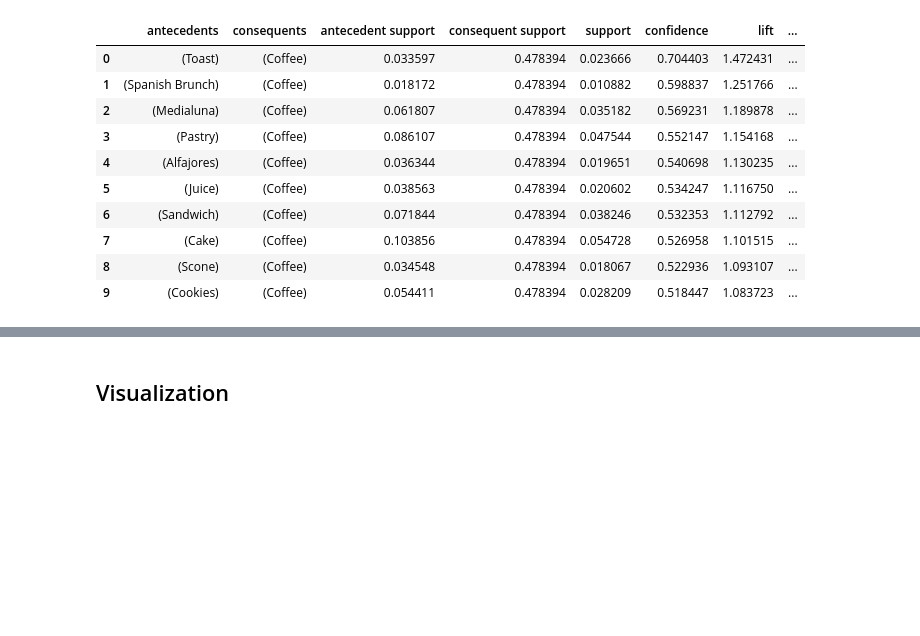
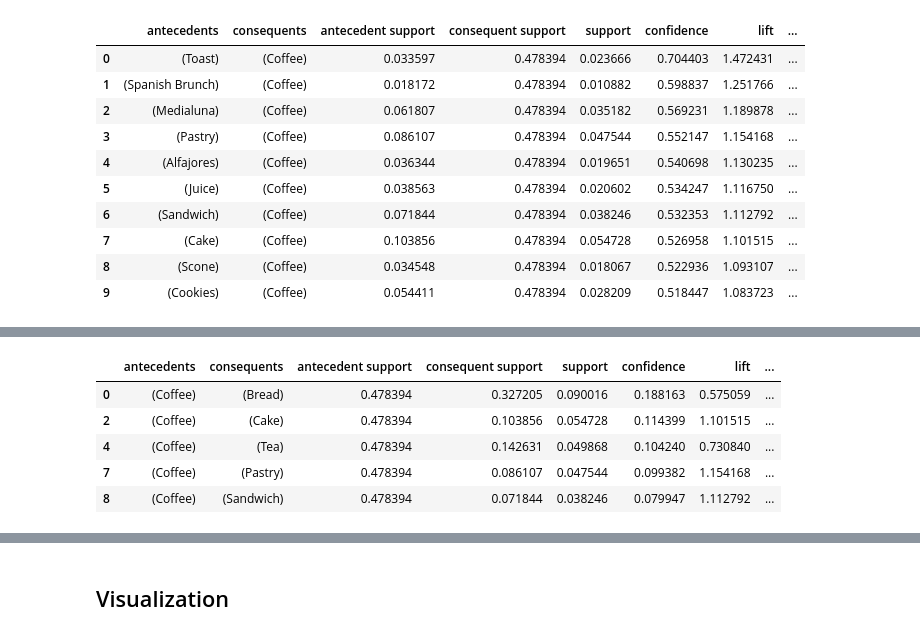
Before and after one commit to SalahKanjo/data-mining-projects, a Jupyter notebook: market-basket-analysis/06_market_basket_analysis.ipynb, the cells around one changed output, grey strips where cells are left out. Cells and saved outputs as stored; diff of their text form; code cells hidden in the pictures; blank space fills up the shorter version.

```diff
--- a/market-basket-analysis/06_market_basket_analysis.ipynb
+++ b/market-basket-analysis/06_market_basket_analysis.ipynb
@@ -238,0 +240,9 @@ rules[(rules['support'] >= 0.02) &
+# %%
+rules[rules['antecedents'] == {'Coffee'}].sort_values(by='confidence', ascending=False).head()
+# %% [output]
+|  | antecedents | consequents | antecedent support | consequent support | support | confidence | lift | ... |
+| 0 | (Coffee) | (Bread) | 0.478394 | 0.327205 | 0.090016 | 0.188163 | 0.575059 | ... |
+| 2 | (Coffee) | (Cake) | 0.478394 | 0.103856 | 0.054728 | 0.114399 | 1.101515 | ... |
+| 4 | (Coffee) | (Tea) | 0.478394 | 0.142631 | 0.049868 | 0.104240 | 0.730840 | ... |
+| 7 | (Coffee) | (Pastry) | 0.478394 | 0.086107 | 0.047544 | 0.099382 | 1.154168 | ... |
+| 8 | (Coffee) | (Sandwich) | 0.478394 | 0.071844 | 0.038246 | 0.079947 | 1.112792 | ... |
```
Also changed, not shown: parts of 5 cells of this notebook, 11 other files.
